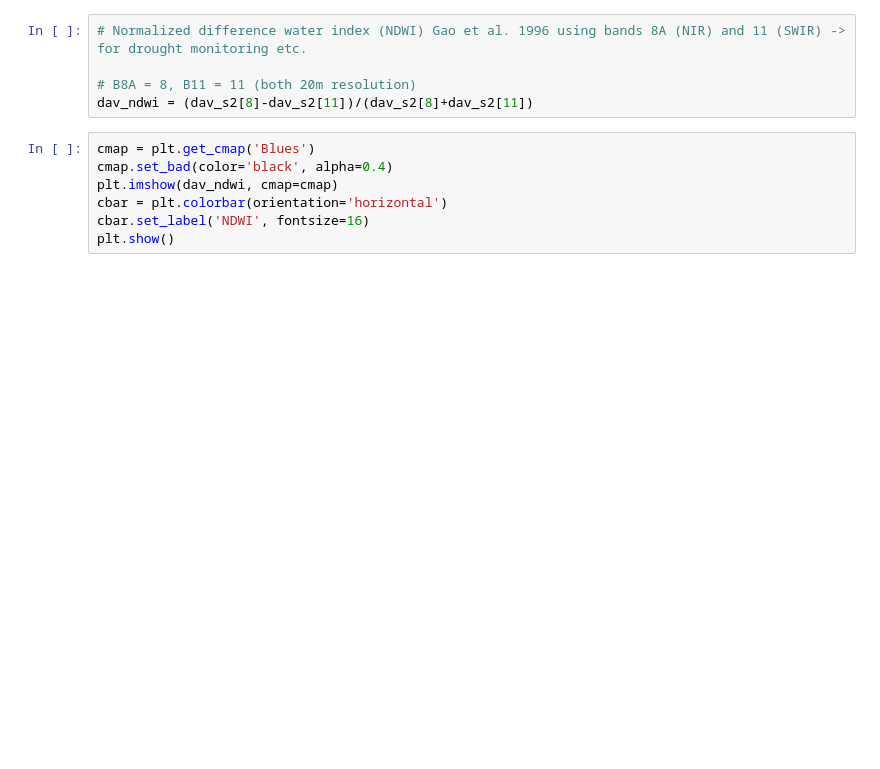
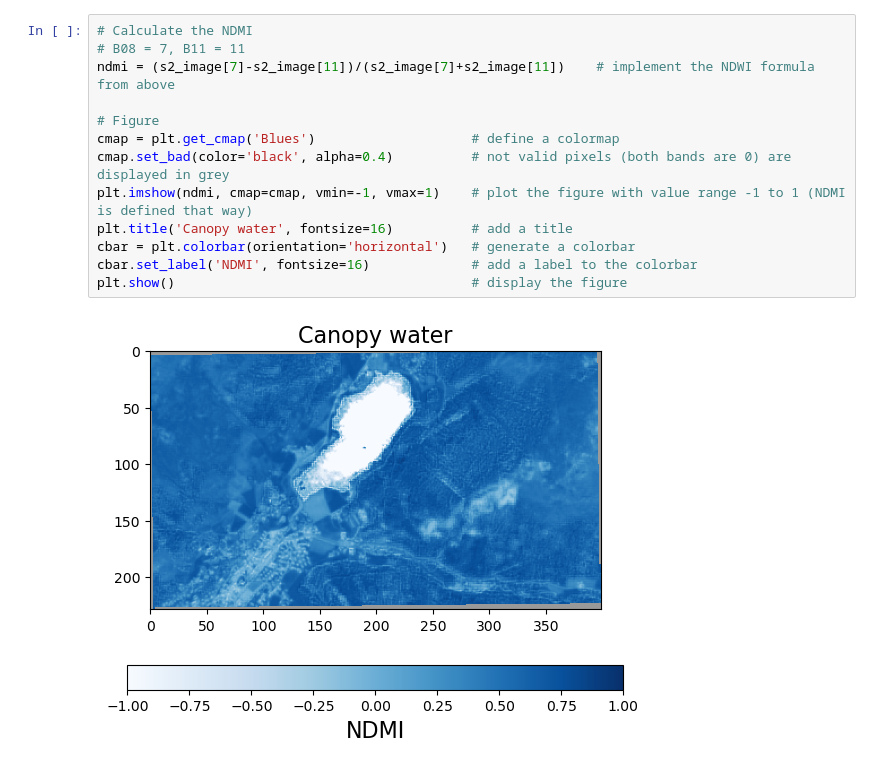
Before and after one commit to uzh-eoas/EOTutorials, a Jupyter notebook: Demo_Sentinel2_indices.ipynb, the cells around one changed output. Drawn from its saved outputs; the diff is of its cells as text; blank space fills up the shorter version.

```diff
--- a/Demo_Sentinel2_indices.ipynb
+++ b/Demo_Sentinel2_indices.ipynb
@@ -47,12 +161,15 @@ plt.show()
 # %%
-# Normalized difference water index (NDWI) Gao et al. 1996 using bands 8A (NIR) and 11 (SWIR) -> for drought monitoring etc.
+# Calculate the NDMI
+# B08 = 7, B11 = 11
+ndmi = (s2_image[7]-s2_image[11])/(s2_image[7]+s2_image[11])    # implement the NDWI formula from above
 
-# B8A = 8, B11 = 11 (both 20m resolution)
-dav_ndwi = (dav_s2[8]-dav_s2[11])/(dav_s2[8]+dav_s2[11])
+# Figure
+cmap = plt.get_cmap('Blues')                    # define a colormap
+cmap.set_bad(color='black', alpha=0.4)          # not valid pixels (both bands are 0) are displayed in grey
+plt.imshow(ndmi, cmap=cmap, vmin=-1, vmax=1)    # plot the figure with value range -1 to 1 (NDMI is defined that way)
+plt.title('Canopy water', fontsize=16)          # add a title
+cbar = plt.colorbar(orientation='horizontal')   # generate a colorbar
+cbar.set_label('NDMI', fontsize=16)             # add a label to the colorbar
+plt.show()                                      # display the figure
+# %% [output]
+[figure, added]
-# %%
-cmap = plt.get_cmap('Blues')
-cmap.set_bad(color='black', alpha=0.4)
-plt.imshow(dav_ndwi, cmap=cmap)
-cbar = plt.colorbar(orientation='horizontal')
-cbar.set_label('NDWI', fontsize=16)
-plt.show()
```
Also changed, not shown: parts of 33 cells of this notebook.
